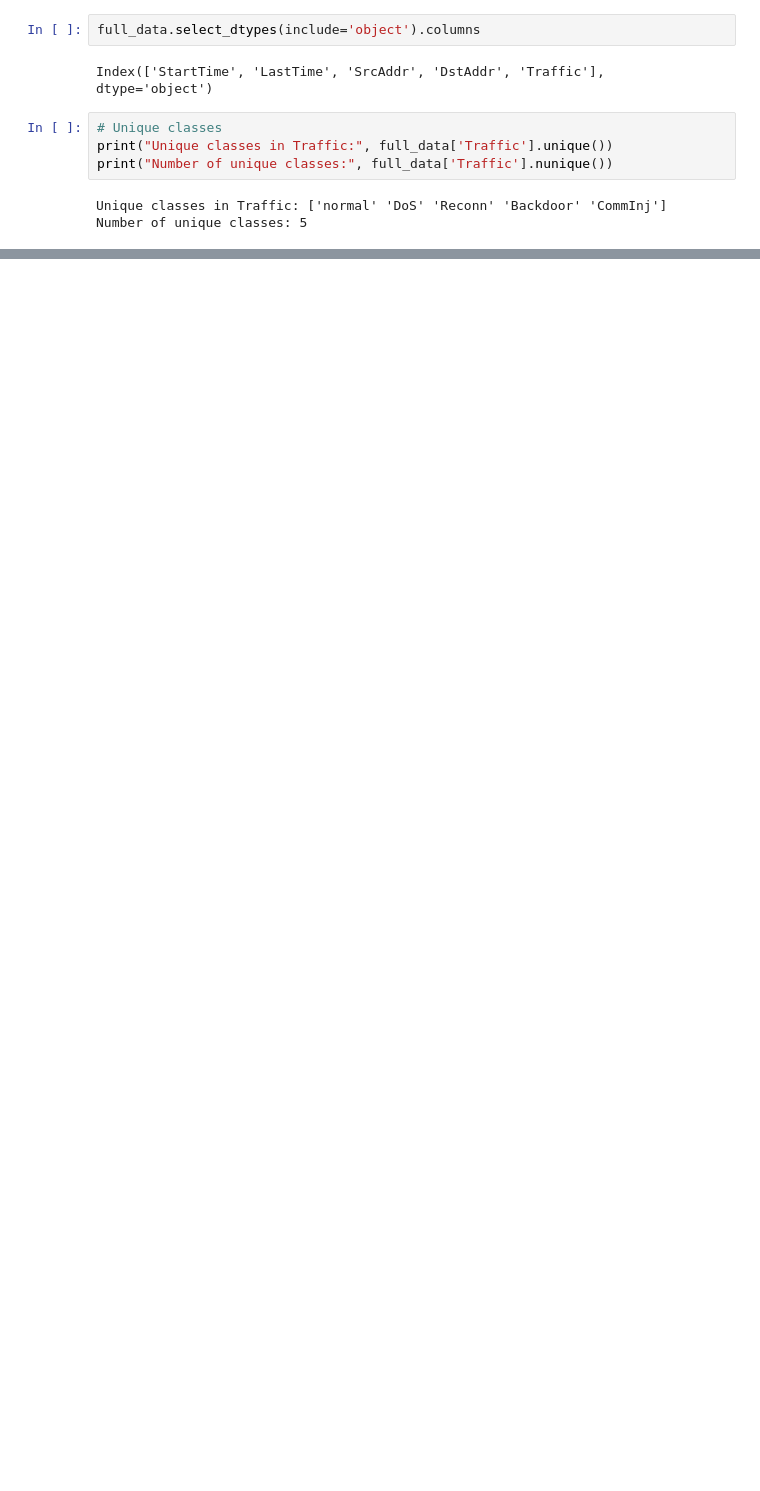
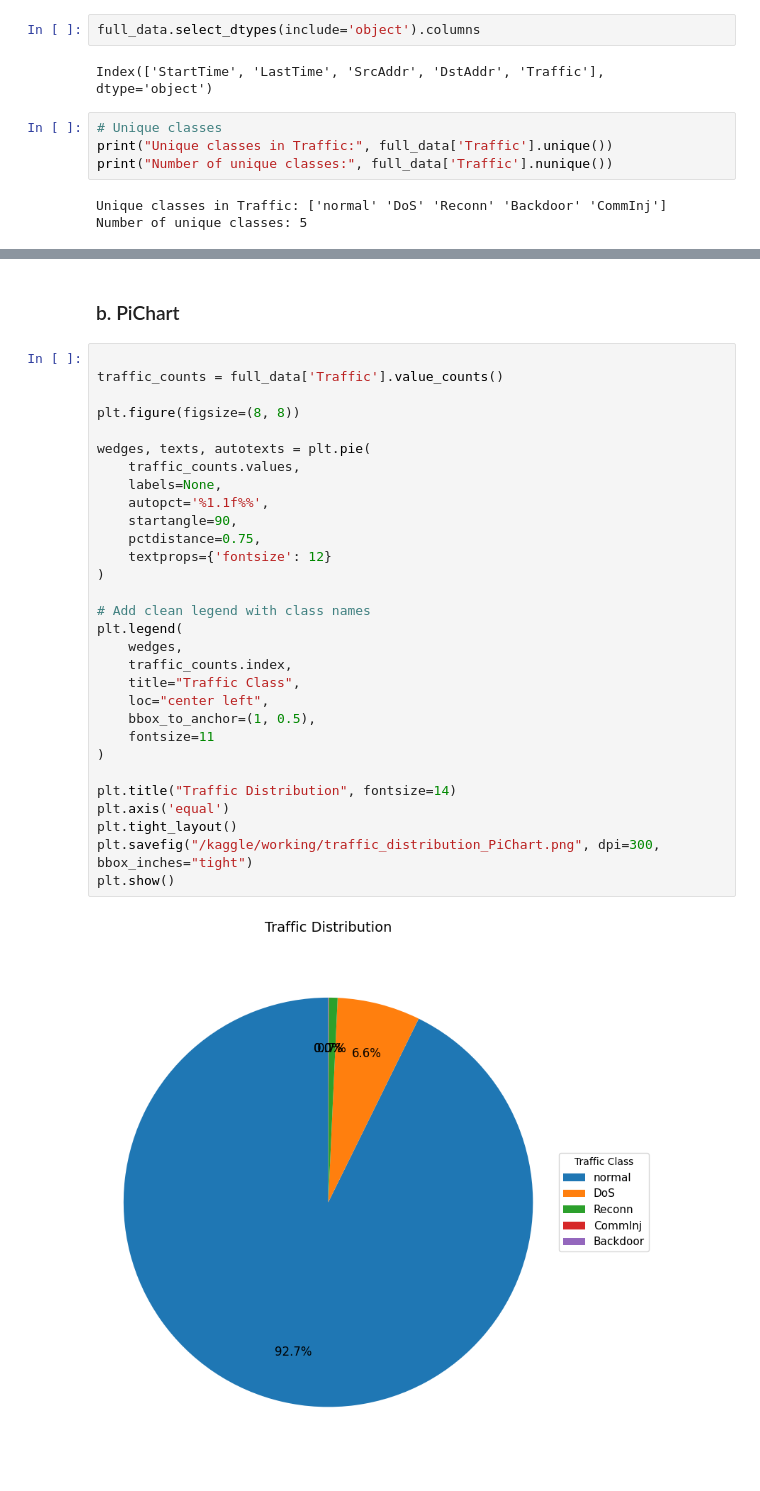
Before and after one commit to ShabbirMinhas/Tools_and_Techniques_Course_Project_Anomaly_Detection, a Jupyter notebook: tools-and-techniques-term-project (1).ipynb, the cells around one changed output, grey strips where cells are left out. Drawn from its saved outputs; the diff is of its cells as text; blank space fills up the shorter version.

```diff
--- a/tools-and-techniques-term-project (1).ipynb
+++ b/tools-and-techniques-term-project (1).ipynb
@@ -214,0 +355,34 @@ dtype: int64
+# %% [markdown]
+### b. PiChart
+# %%
+
+traffic_counts = full_data['Traffic'].value_counts()
+
+plt.figure(figsize=(8, 8))
+
+wedges, texts, autotexts = plt.pie(
+    traffic_counts.values,
+    labels=None,
+    autopct='%1.1f%%',
+    startangle=90,
+    pctdistance=0.75,
+    textprops={'fontsize': 12}
+)
+
+# Add clean legend with class names
+plt.legend(
+    wedges,
+    traffic_counts.index,
+    title="Traffic Class",
+    loc="center left",
+    bbox_to_anchor=(1, 0.5),
+    fontsize=11
+)
+
+plt.title("Traffic Distribution", fontsize=14)
+plt.axis('equal')
+plt.tight_layout()
+plt.savefig("/kaggle/working/traffic_distribution_PiChart.png", dpi=300, bbox_inches="tight")
+plt.show()
+# %% [output]
+[figure, added]
```
Also changed, not shown: parts of 106 cells of this notebook, 1 other file.
